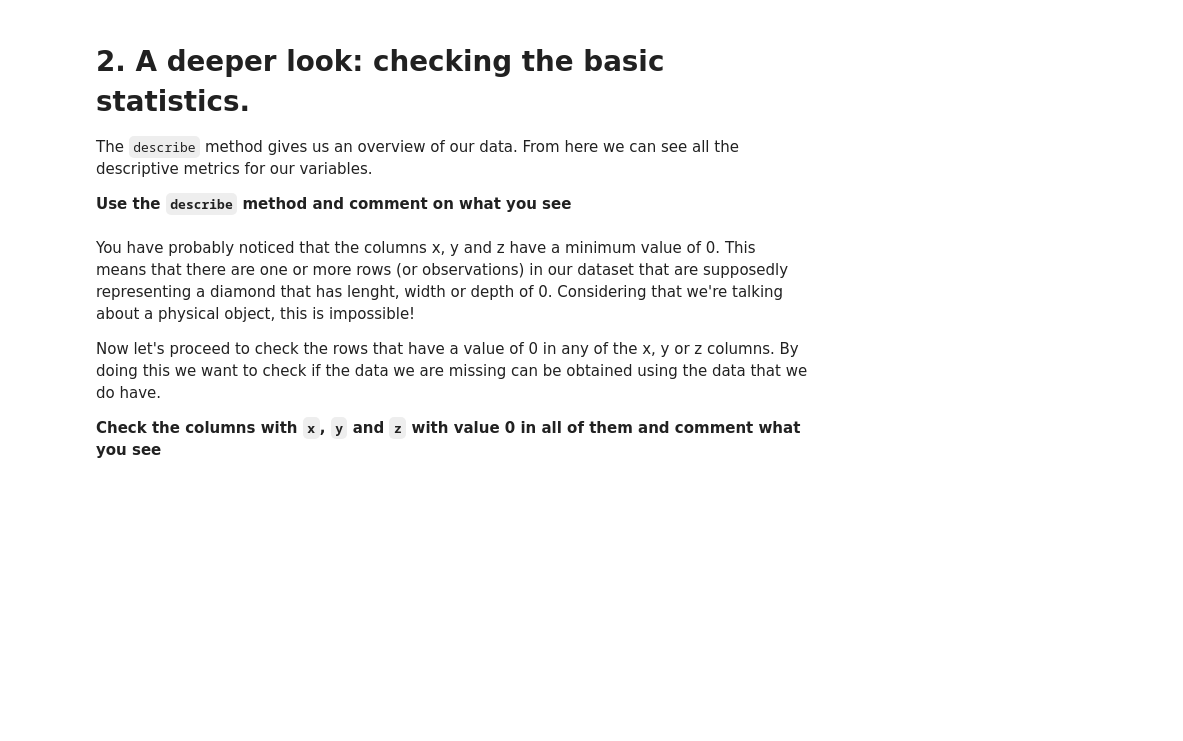
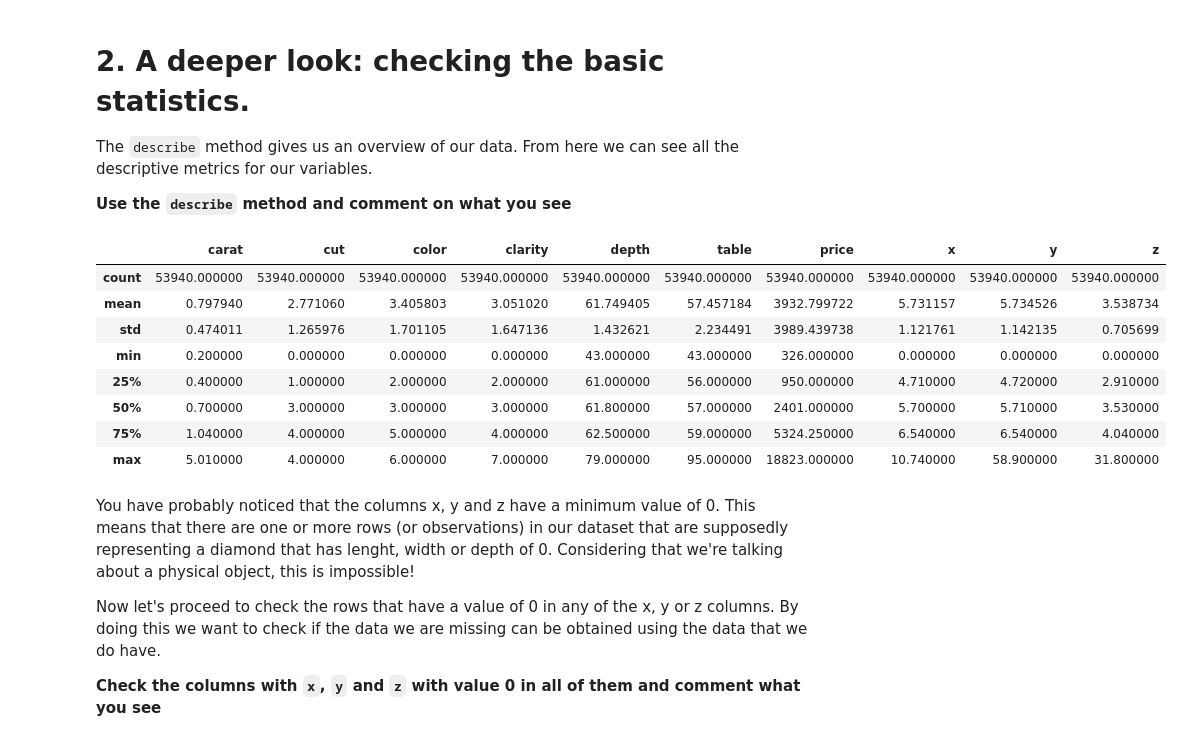
Before and after one commit to ta-data-lis/M2-mini-project1, a Jupyter notebook: 1.-Data Cleaning.ipynb, the cells around one changed output. Cells and saved outputs as stored; diff of their text form; code cells hidden in the pictures; blank space fills up the shorter version.

```diff
--- a/1.-Data Cleaning.ipynb
+++ b/1.-Data Cleaning.ipynb
@@ -69,3 +74,5 @@ The `clarity` column is confusing because we are not diamond experts. Let's modi
+# %%
+Clarity_numbered = diamonds.replace(['I1'], '0').replace(['SI2'], '1').replace(['SI1'], '2').replace(['VS2'], '3').replace(['VS1'], '4').replace(['VVS2'], '5').replace(['VVS1'], '6').replace(['IF'], '7')
 # %% [markdown]
 It makes sense to do the same with the `color` column.
 
@@ -74,0 +80,5 @@ It makes sense to do the same with the `color` column.
+# %%
+Color_numbered = Clarity_numbered.replace("J", "0").replace("I", "1").replace("H", "2").replace("G", "3").replace("F", "4").replace("E", "5").replace("D", "6")
+# %%
+Cut_numbered = Color_numbered.replace("Fair", "0").replace("Very Good", "1").replace("Good", "2").replace("Premium", "3").replace("Ideal", "4")
+Cut_numbered.head()
@@ -99,3 +136,15 @@ The `describe` method gives us an overview of our data. From here we can see all
+# %%
+Cut_numbered.describe()
+# %% [output]
+|  | carat | cut | color | clarity | depth | table | price | x | y | z |
+| count | 53940.000000 | 53940.000000 | 53940.000000 | 53940.000000 | 53940.000000 | 53940.000000 | 53940.000000 | 53940.000000 | 53940.000000 | 53940.000000 |
+| mean | 0.797940 | 2.771060 | 3.405803 | 3.051020 | 61.749405 | 57.457184 | 3932.799722 | 5.731157 | 5.734526 | 3.538734 |
+| std | 0.474011 | 1.265976 | 1.701105 | 1.647136 | 1.432621 | 2.234491 | 3989.439738 | 1.121761 | 1.142135 | 0.705699 |
+| min | 0.200000 | 0.000000 | 0.000000 | 0.000000 | 43.000000 | 43.000000 | 326.000000 | 0.000000 | 0.000000 | 0.000000 |
+| 25% | 0.400000 | 1.000000 | 2.000000 | 2.000000 | 61.000000 | 56.000000 | 950.000000 | 4.710000 | 4.720000 | 2.910000 |
+| 50% | 0.700000 | 3.000000 | 3.000000 | 3.000000 | 61.800000 | 57.000000 | 2401.000000 | 5.700000 | 5.710000 | 3.530000 |
+| 75% | 1.040000 | 4.000000 | 5.000000 | 4.000000 | 62.500000 | 59.000000 | 5324.250000 | 6.540000 | 6.540000 | 4.040000 |
+| max | 5.010000 | 4.000000 | 6.000000 | 7.000000 | 79.000000 | 95.000000 | 18823.000000 | 10.740000 | 58.900000 | 31.800000 |
 # %% [markdown]
 You have probably noticed that the columns x, y and z have a minimum value of 0. This means that there are one or more rows (or observations) in our dataset that are supposedly representing a diamond that has lenght, width or depth of 0. Considering that we're talking about a physical object, this is impossible!
 
```
Also changed, not shown: parts of 56 cells of this notebook, 2 other files.
